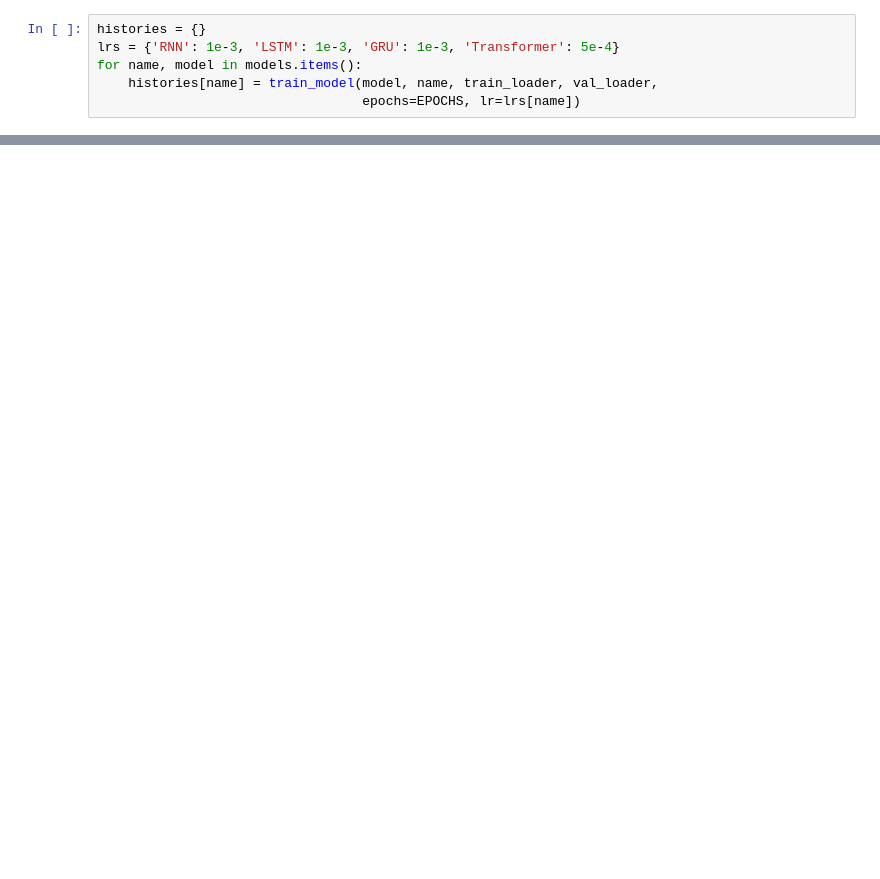
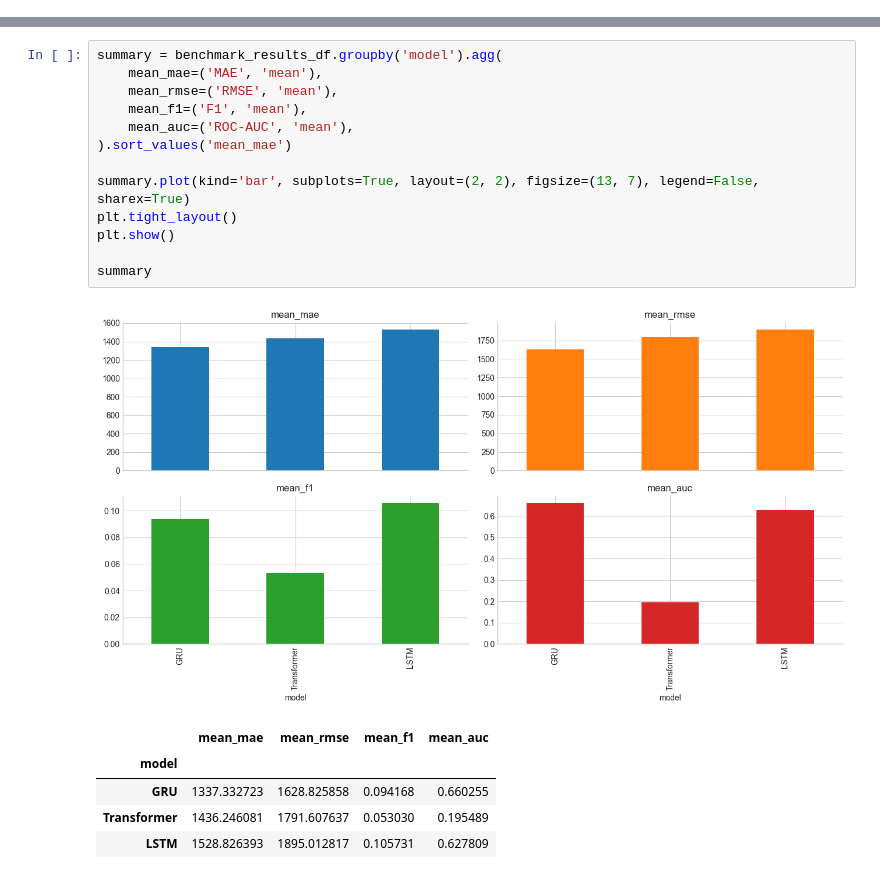
Before and after one commit to thmolena/Quantum-Drift-Forecasting, a Jupyter notebook: notebooks/quantum_drift_combined.ipynb, the cells around one changed output, grey strips where cells are left out. Saved outputs shown, nothing was run; the diff lists cells and outputs as text; blank space fills up the shorter version.

```diff
--- a/notebooks/quantum_drift_combined.ipynb
+++ b/notebooks/quantum_drift_combined.ipynb
@@ -364,6 +0,0 @@ for name, m in models.items():
-# %%
-histories = {}
-lrs = {'RNN': 1e-3, 'LSTM': 1e-3, 'GRU': 1e-3, 'Transformer': 5e-4}
-for name, model in models.items():
-    histories[name] = train_model(model, name, train_loader, val_loader,
-                                  epochs=EPOCHS, lr=lrs[name])
@@ -1074,0 +378,20 @@ print("Saved: outputs/recalibration_policy_comparison.png")
+# %%
+summary = benchmark_results_df.groupby('model').agg(
+    mean_mae=('MAE', 'mean'),
+    mean_rmse=('RMSE', 'mean'),
+    mean_f1=('F1', 'mean'),
+    mean_auc=('ROC-AUC', 'mean'),
+).sort_values('mean_mae')
+
+summary.plot(kind='bar', subplots=True, layout=(2, 2), figsize=(13, 7), legend=False, sharex=True)
+plt.tight_layout()
+plt.show()
+
+summary
+# %% [output]
+[figure, added]
+|  | mean_mae | mean_rmse | mean_f1 | mean_auc |
+| model |  |  |  |  |
+| GRU | 1337.332723 | 1628.825858 | 0.094168 | 0.660255 |
+| Transformer | 1436.246081 | 1791.607637 | 0.053030 | 0.195489 |
+| LSTM | 1528.826393 | 1895.012817 | 0.105731 | 0.627809 |
```
Also changed, not shown: parts of 47 cells of this notebook, 20 other files.
